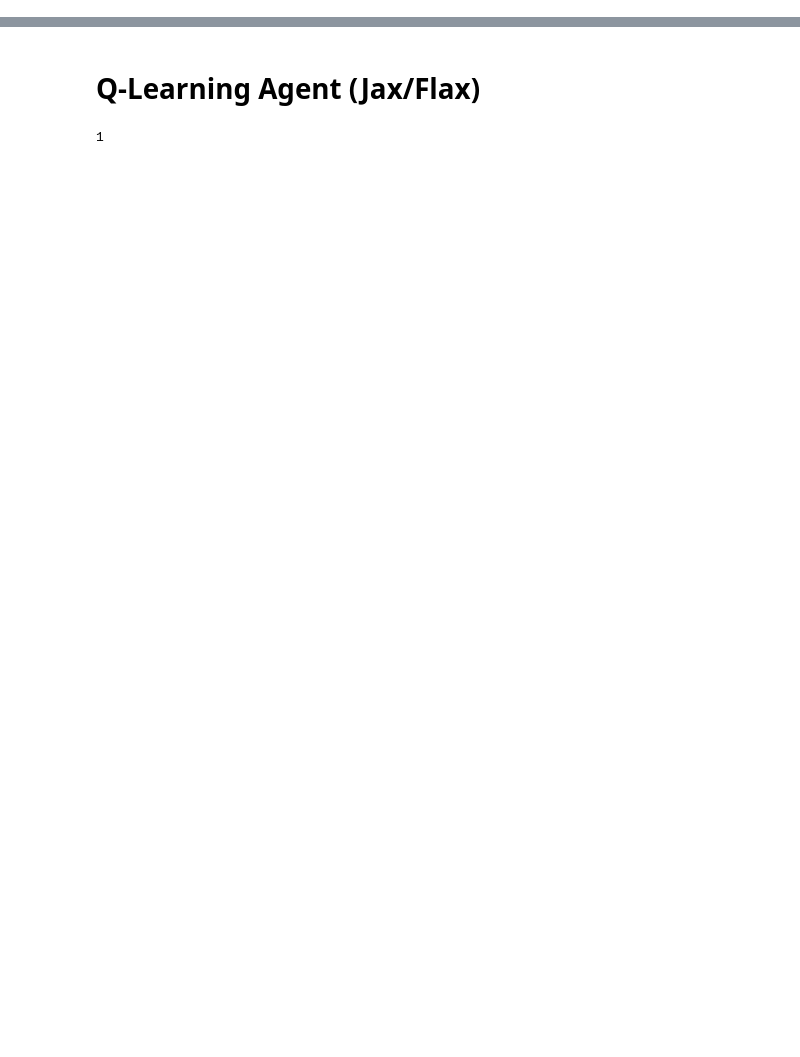
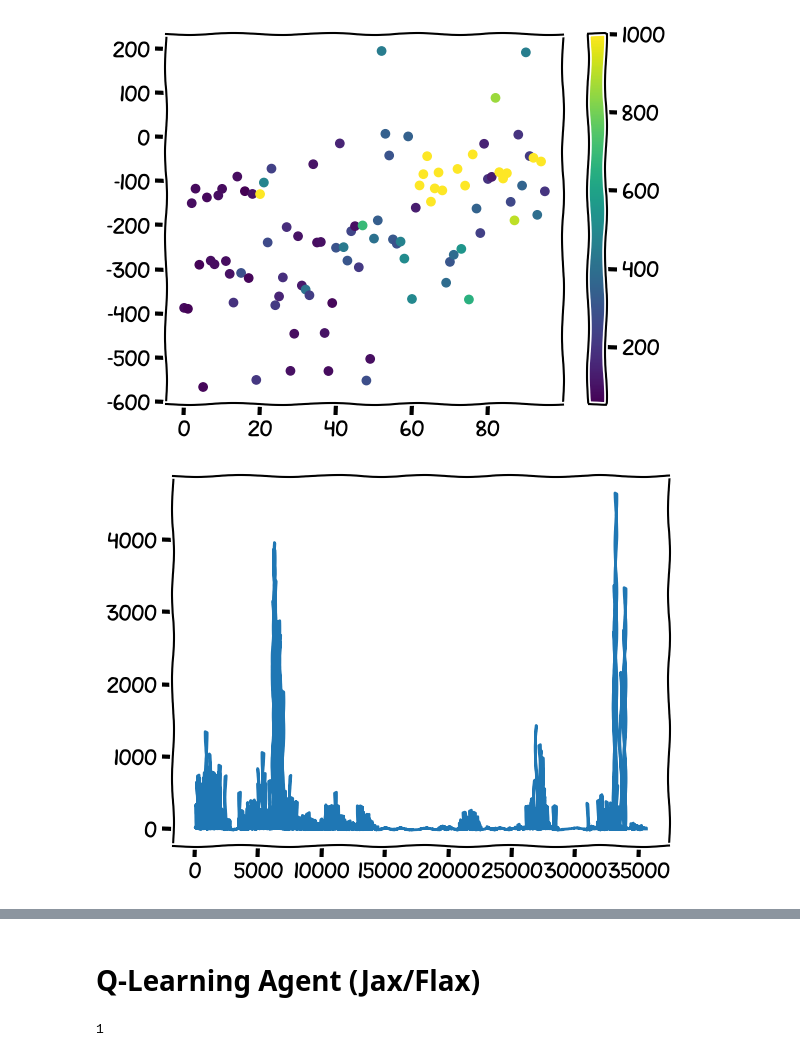
Before and after one commit to RK22000/RL-SJSU, a Jupyter notebook: qlearning.ipynb, the cells around one changed output, grey strips where cells are left out. Drawn from its saved outputs; the diff is of its cells as text; code cells hidden in the pictures; blank space fills up the shorter version.

```diff
--- a/qlearning.ipynb
+++ b/qlearning.ipynb
@@ -7,0 +188,28 @@ plt.xkcd()
+# %%
+from tqdm import trange
+
+ba = BasicAgent()
+ba.train()
+env = gym.make("LunarLander-v2")
+for episode in trange(100):
+    run_one_episode(env, ba)
+    if episode % 20 == 0:
+        enviz = gym.make("LunarLander-v2", render_mode='human')
+        ba.eval()
+        plot_one_episode(enviz, ba, )
+        ba.train()
+        enviz.close()
+    if episode % 5 == 0:
+        clear_output(True)
+        # plt.clf()
+        # plt.subplot(2,1,1)
+        plt.figure()
+        plt.scatter(*zip(*[(i,sum(r)) for i,r in enumerate(ba.runs)]), c=[len(i) for i in ba.runs])
+        plt.colorbar()
+        # plt.subplot(2,1,2)
+        plt.figure()
+        plt.plot(*zip(*ba.losses))
+        plt.pause(0.1)
+# %% [output]
+[figure, added]
+[figure, added]
```
Also changed, not shown: parts of 10 cells of this notebook.
